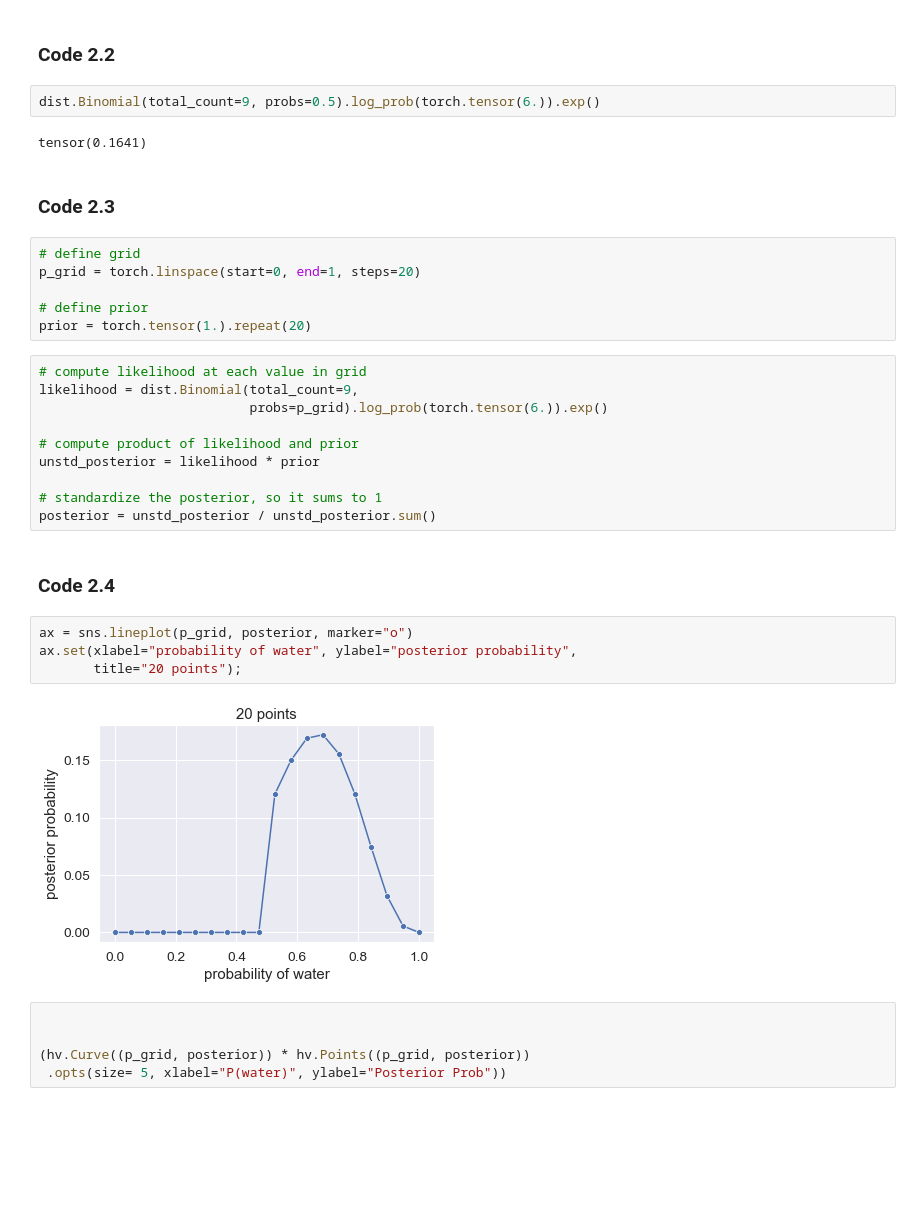
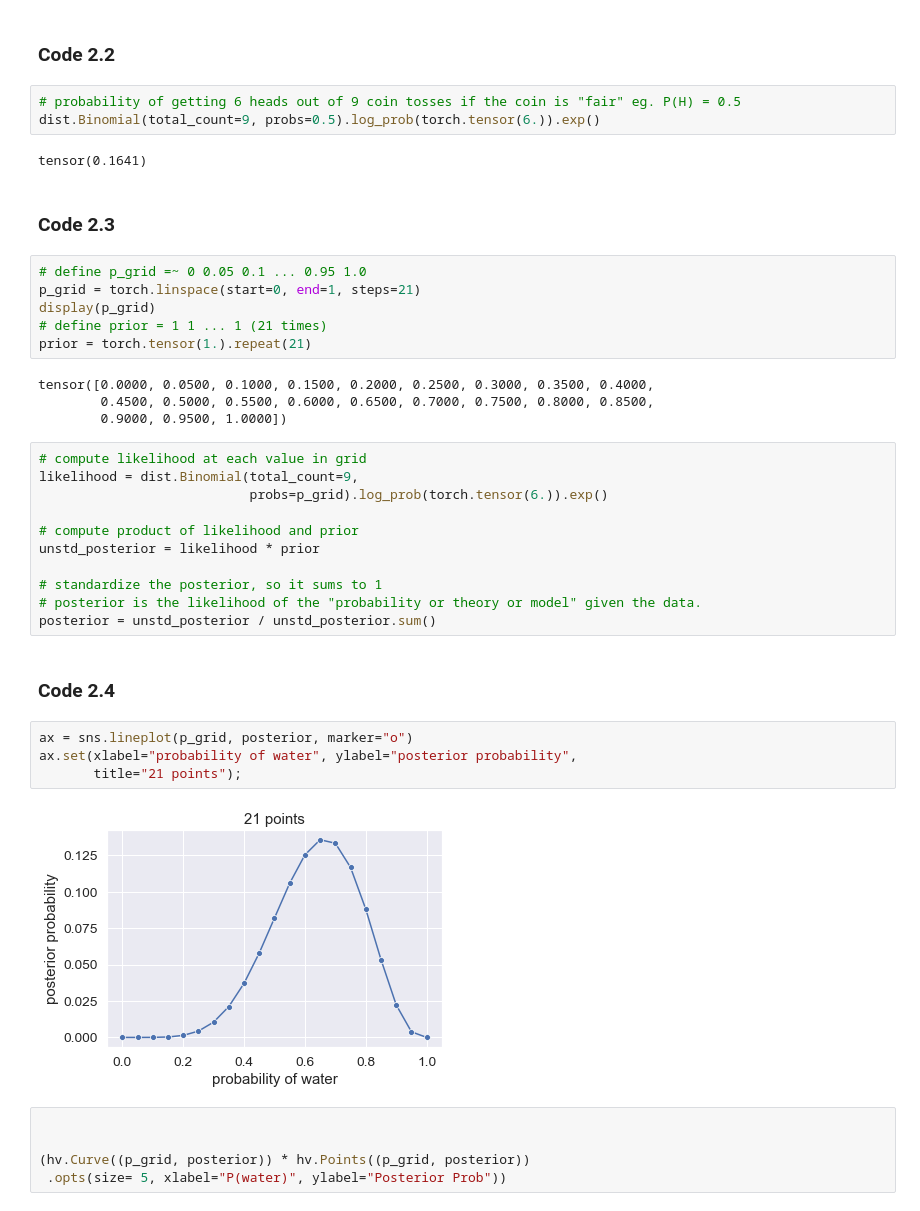
Before and after one commit to josephsmann/rethinking_stats_pt, a Jupyter notebook: notebooks/02_small_worlds_and_large_worlds.ipynb, the cells around one changed output. Saved outputs shown, nothing was run; the diff lists cells and outputs as text; blank space fills up the shorter version.

```diff
--- a/notebooks/02_small_worlds_and_large_worlds.ipynb
+++ b/notebooks/02_small_worlds_and_large_worlds.ipynb
@@ -26,17 +28,22 @@ tensor([0.0000, 0.1500, 0.4000, 0.4500, 0.0000])
 # %% [markdown]
 ### Code 2.2
 # %%
+# probability of getting 6 heads out of 9 coin tosses if the coin is "fair" eg. P(H) = 0.5
 dist.Binomial(total_count=9, probs=0.5).log_prob(torch.tensor(6.)).exp()
 # %% [output]
 tensor(0.1641)
 # %% [markdown]
 ### Code 2.3
 # %%
-# define grid
-p_grid = torch.linspace(start=0, end=1, steps=20)
-
-# define prior
-prior = torch.tensor(1.).repeat(20)
+# define p_grid =~ 0 0.05 0.1 ... 0.95 1.0
+p_grid = torch.linspace(start=0, end=1, steps=21)
+display(p_grid)
+# define prior = 1 1 ... 1 (21 times)
+prior = torch.tensor(1.).repeat(21)
+# %% [output]
+tensor([0.0000, 0.0500, 0.1000, 0.1500, 0.2000, 0.2500, 0.3000, 0.3500, 0.4000,
+        0.4500, 0.5000, 0.5500, 0.6000, 0.6500, 0.7000, 0.7500, 0.8000, 0.8500,
+        0.9000, 0.9500, 1.0000])
 # %%
 # compute likelihood at each value in grid
 likelihood = dist.Binomial(total_count=9,
@@ -46,15 +53,16 @@ likelihood = dist.Binomial(total_count=9,
 unstd_posterior = likelihood * prior
 
 # standardize the posterior, so it sums to 1
+# posterior is the likelihood of the "probability or theory or model" given the data.
 posterior = unstd_posterior / unstd_posterior.sum()
 # %% [markdown]
 ### Code 2.4
 # %%
 ax = sns.lineplot(p_grid, posterior, marker="o")
 ax.set(xlabel="probability of water", ylabel="posterior probability",
-       title="20 points");
+       title="21 points");
 # %% [output]
-[figure, old version]
+[figure, new version]
 # %%
 
 
```
Also changed, not shown: parts of 4 cells of this notebook, 11 other files.
